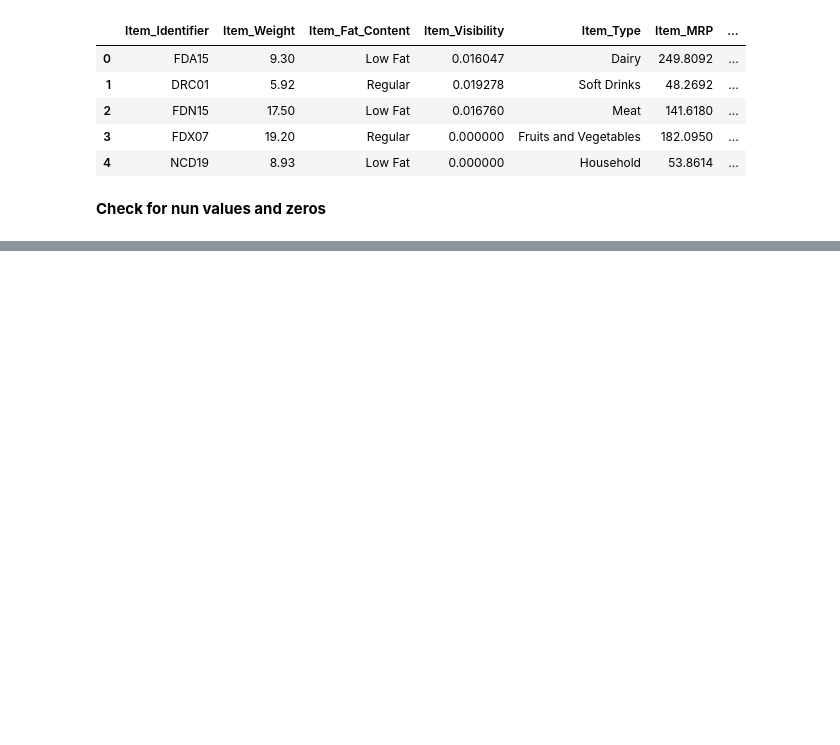
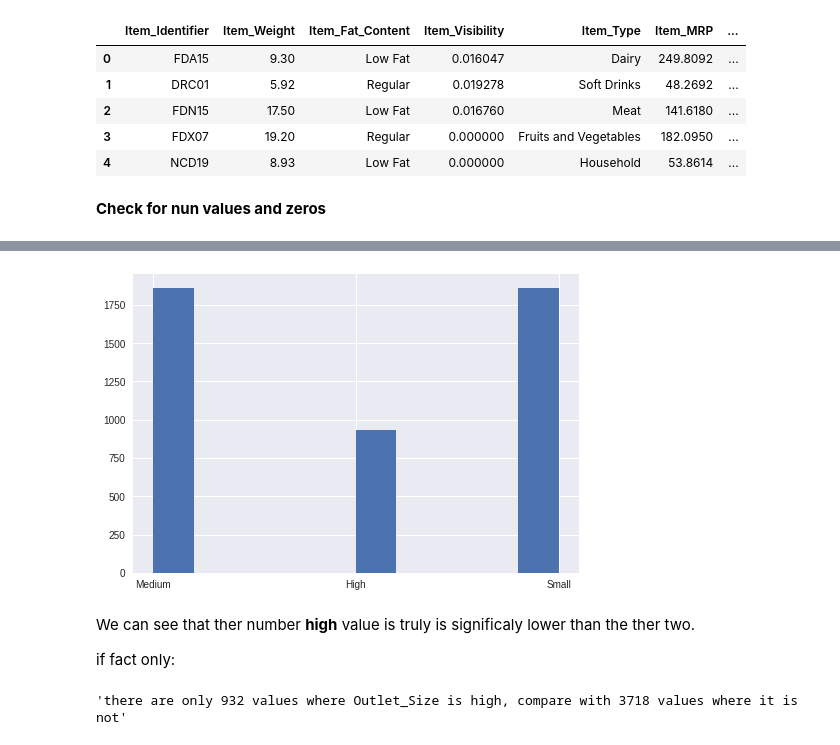
Before and after one commit to GoranTopic/food-sales-predictions, a Jupyter notebook: food_sales_predictions.ipynb, the cells around one changed output, grey strips where cells are left out. Saved outputs shown, nothing was run; the diff lists cells and outputs as text; code cells hidden in the pictures; blank space fills up the shorter version.

```diff
--- a/food_sales_predictions.ipynb
+++ b/food_sales_predictions.ipynb
@@ -32,0 +127,14 @@ super_cool_df[[]]
+# %%
+clean_df.Outlet_Size.hist();
+# %% [output]
+[figure, added]
+# %% [markdown]
+We can see that ther number __high__ value is truly is significaly lower than the ther two.
+
+if fact only:
+# %%
+count = len(clean_df.query('Outlet_Size == "High"'))
+negative = len(clean_df.query('Outlet_Size != "High"'))
+f"there are only {count} values where Outlet_Size is high, compare with {negative} values where it is not"
+# %% [output]
+'there are only 932 values where Outlet_Size is high, compare with 3718 values where it is not'
```
Also changed, not shown: parts of 25 cells of this notebook.
